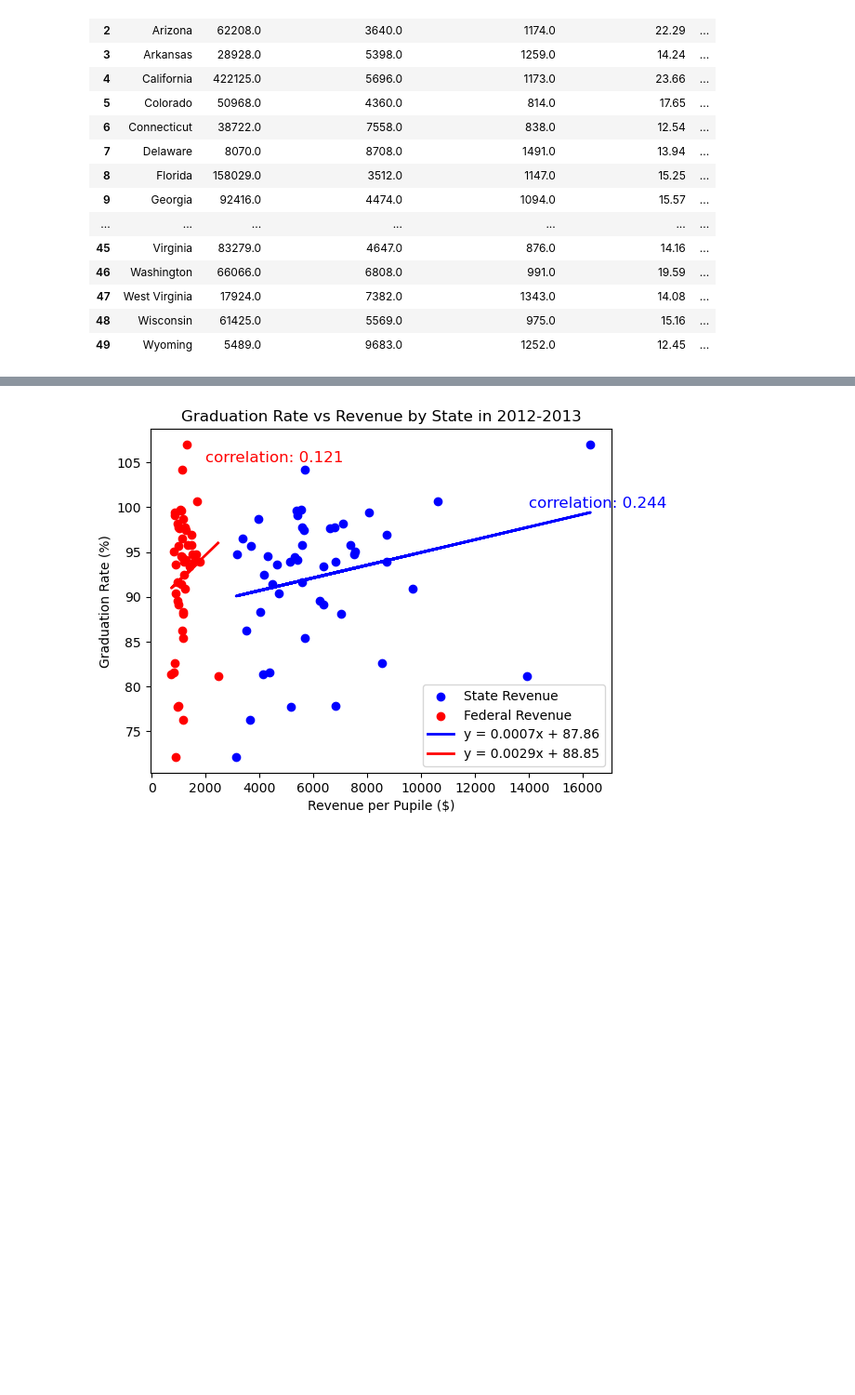
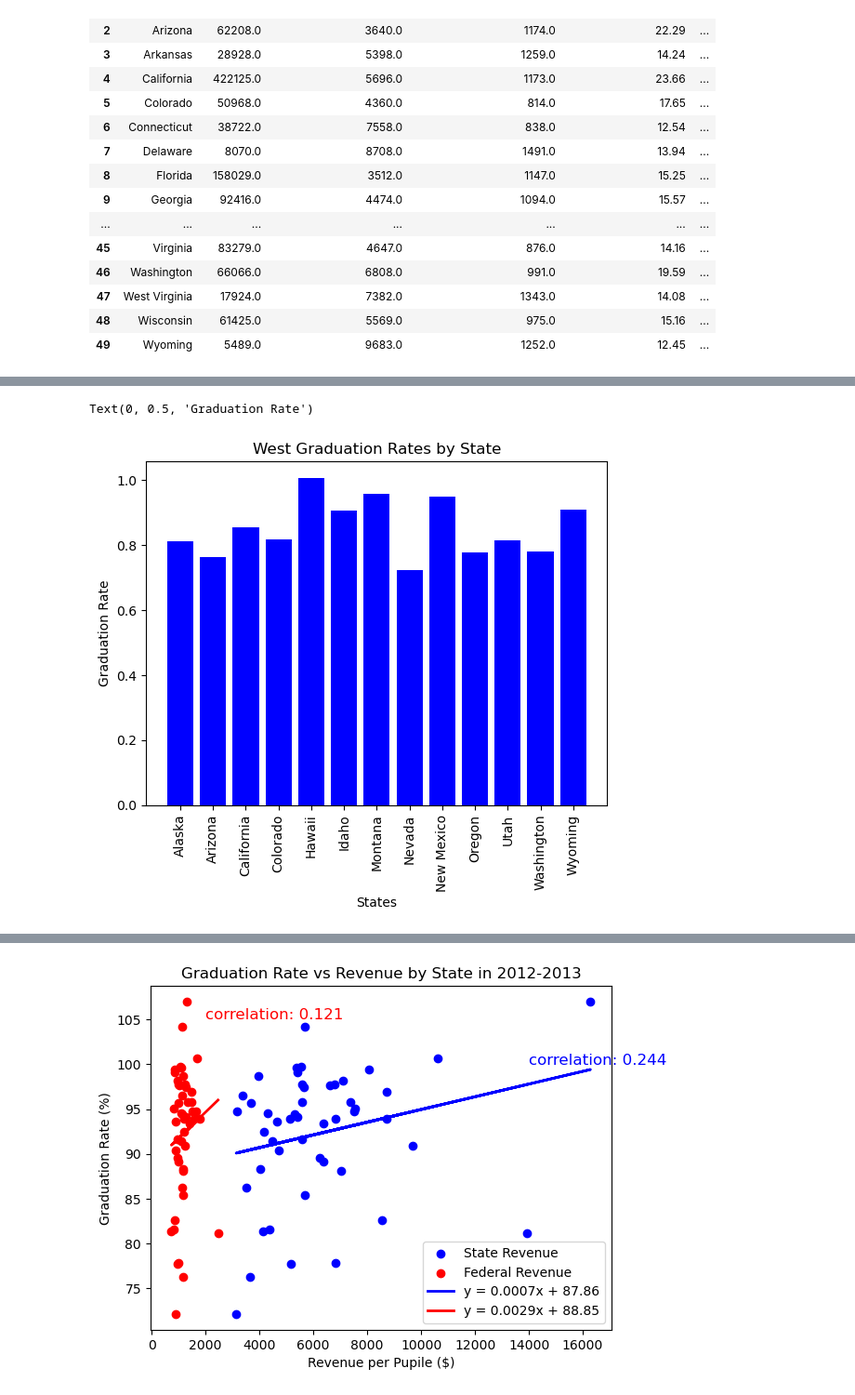
Before and after one commit to sagehan1/project-1, a Jupyter notebook: code-1.ipynb, the cells around one changed output, grey strips where cells are left out. Shown at 93% size. Saved outputs shown, nothing was run; the diff lists cells and outputs as text; code cells hidden in the pictures; blank space fills up the shorter version.

```diff
--- a/code-1.ipynb
+++ b/code-1.ipynb
@@ -200,0 +213,12 @@ merged_clean.head()
+# %%
+west=merged_clean[merged_clean["Region"]=="West"]
+x_axis=west["State"]
+y_axis=west["Graduation Rates"]
+plt.xticks(rotation="vertical")
+plt.bar(x_axis,y_axis,color="blue")
+plt.title("West Graduation Rates by State")
+plt.xlabel("States")
+plt.ylabel("Graduation Rate")
+# %% [output]
+Text(0, 0.5, 'Graduation Rate')
+[figure, added]
```
Also changed, not shown: parts of 9 cells of this notebook.
